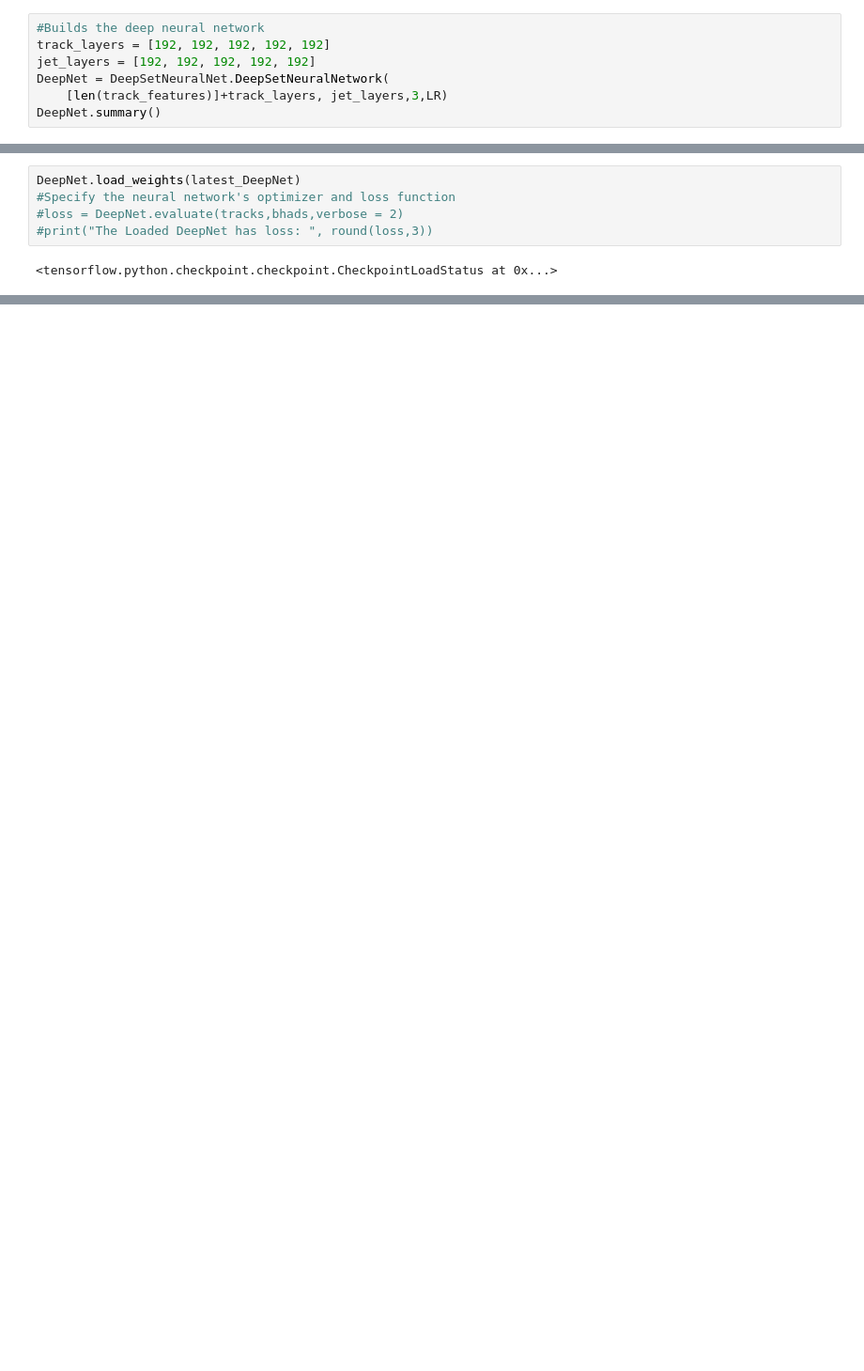
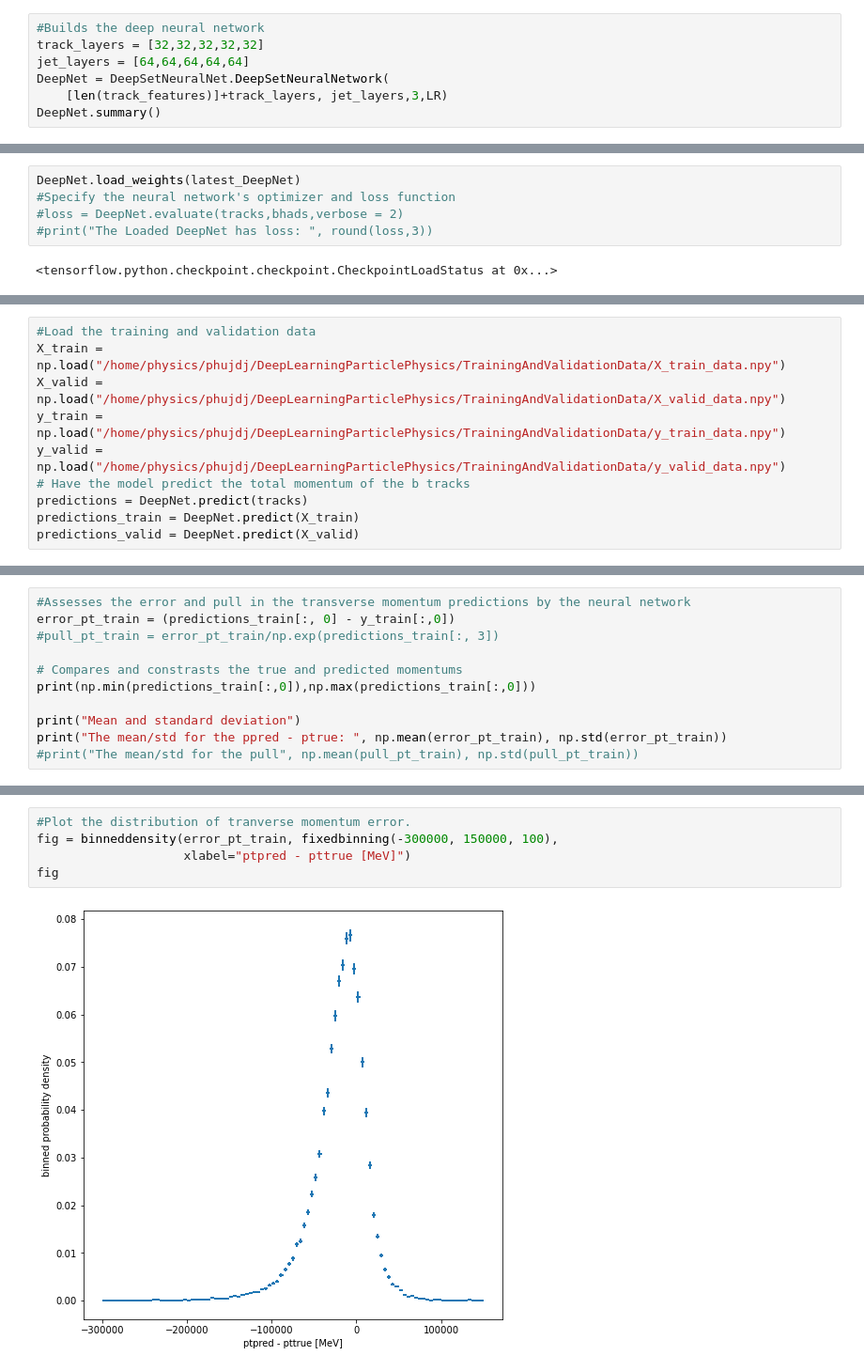
Before and after one commit to InquisitorNova/hffragKaylen, a Jupyter notebook: ThePlayground.ipynb, the cells around one changed output, grey strips where cells are left out. Shown at 94% size. Drawn from its saved outputs; the diff is of its cells as text; blank space fills up the shorter version.

```diff
--- a/ThePlayground.ipynb
+++ b/ThePlayground.ipynb
@@ -105,7 +81,7 @@ NameError: name 'DeepSetNeuralNet2' is not defined
 # %%
 #Builds the deep neural network
-track_layers = [192, 192, 192, 192, 192]
-jet_layers = [192, 192, 192, 192, 192]
+track_layers = [32,32,32,32,32]
+jet_layers = [64,64,64,64,64]
 DeepNet = DeepSetNeuralNet.DeepSetNeuralNetwork(
     [len(track_features)]+track_layers, jet_layers,3,LR)
 DeepNet.summary()
@@ -145,0 +118,10 @@ predictions = DeepNet.predict(tracks)
+# %%
+#Load the training and validation data
+X_train = np.load("/home/physics/phujdj/DeepLearningParticlePhysics/TrainingAndValidationData/X_train_data.npy")
+X_valid = np.load("/home/physics/phujdj/DeepLearningParticlePhysics/TrainingAndValidationData/X_valid_data.npy")
+y_train = np.load("/home/physics/phujdj/DeepLearningParticlePhysics/TrainingAndValidationData/y_train_data.npy")
+y_valid = np.load("/home/physics/phujdj/DeepLearningParticlePhysics/TrainingAndValidationData/y_valid_data.npy")
+# Have the model predict the total momentum of the b tracks
+predictions = DeepNet.predict(tracks)
+predictions_train = DeepNet.predict(X_train)
+predictions_valid = DeepNet.predict(X_valid)
@@ -181,0 +201,11 @@ DeepSetNeuralNet.binneddensity(predictions[:,3],DeepSetNeuralNet.fixedbinning(9,
+# %%
+#Assesses the error and pull in the transverse momentum predictions by the neural network
+error_pt_train = (predictions_train[:, 0] - y_train[:,0])
+#pull_pt_train = error_pt_train/np.exp(predictions_train[:, 3])
+
+# Compares and constrasts the true and predicted momentums
+print(np.min(predictions_train[:,0]),np.max(predictions_train[:,0]))
+
+print("Mean and standard deviation")
+print("The mean/std for the ppred - ptrue: ", np.mean(error_pt_train), np.std(error_pt_train))
+#print("The mean/std for the pull", np.mean(pull_pt_train), np.std(pull_pt_train))
@@ -181,0 +344,7 @@ DeepSetNeuralNet.binneddensity(predictions[:,3],DeepSetNeuralNet.fixedbinning(9,
+# %%
+#Plot the distribution of tranverse momentum error.
+fig = binneddensity(error_pt_train, fixedbinning(-300000, 150000, 100),
+                    xlabel="ptpred - pttrue [MeV]")
+fig
+# %% [output]
+[figure, added]
```
Also changed, not shown: parts of 40 cells of this notebook, 7 other files.
